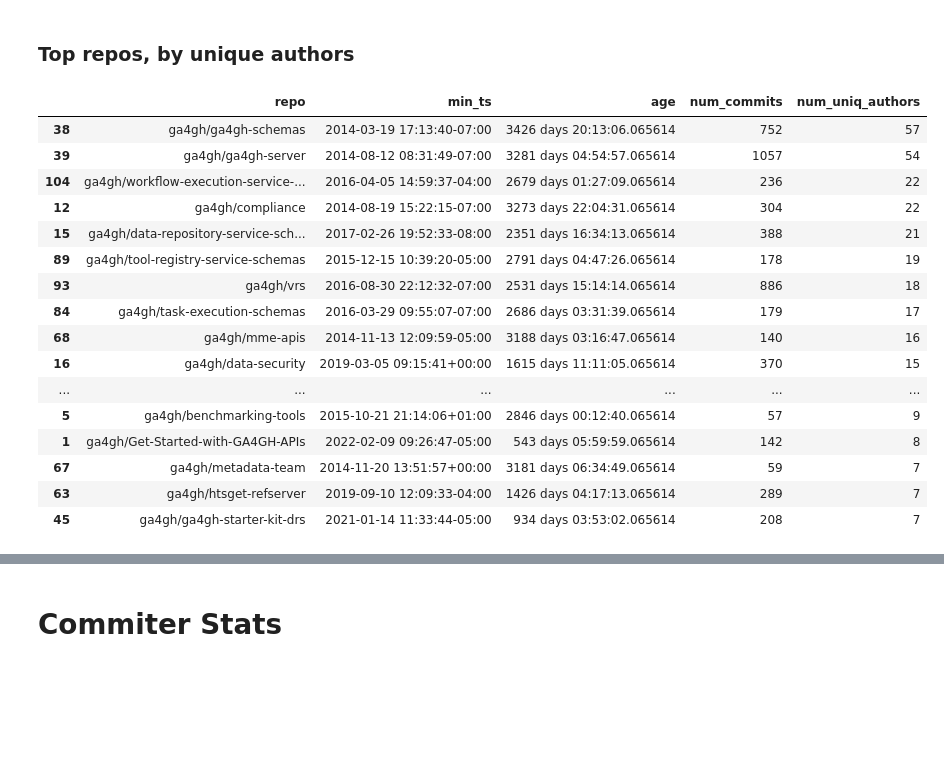
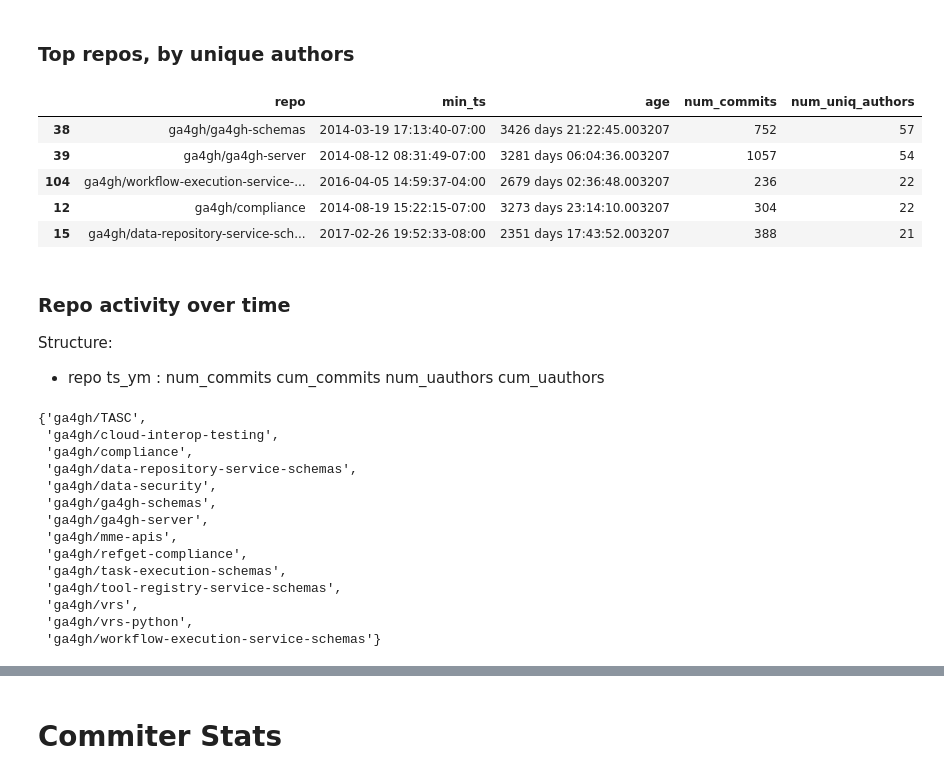
Before and after one commit to reece/ga4gh-github-stats, a Jupyter notebook: results/github-stats-summary.ipynb, the cells around one changed output, grey strips where cells are left out. Drawn from its saved outputs; the diff is of its cells as text; code cells hidden in the pictures; blank space fills up the shorter version.

```diff
--- a/results/github-stats-summary.ipynb
+++ b/results/github-stats-summary.ipynb
@@ -32,7 +33,7 @@ now = datetime.now(tz=pytz.UTC)
 
 fork_repos = set(open(forks_fn).read().split())
 # %%
-df = pd.read_csv(
+commits = pd.read_csv(
     stats_fn,
     delimiter="\t",
     parse_dates=["ts"],
@@ -44,13 +45,7 @@ df = pd.read_csv(
     },
 )
 
-df = df[~df["repo"].isin(fork_repos)]
-
-df["ts_YM"] = df["ts"].apply(lambda ts: ts.strftime("%Y-%m"))
-df.insert(2, "ts_YM", df.pop("ts_YM"))   # move ts_YM to right of ts
-df["ts_Y"] = df["ts"].apply(lambda ts: ts.strftime("%Y"))
-df.insert(2, "ts_Y", df.pop("ts_Y"))     # move ts_Y to right of ts
-df.pop("hash")
-df.pop("committer_email")
-
-df
+# remove repos that are forks of authoritative repos elsewhere
+commits = commits[~commits["repo"].isin(fork_repos)]
+_ = commits.pop("hash")
+_ = commits.pop("committer_email")
@@ -70,0 +52,6 @@ df
+# %%
+commits["ts_ym"] = commits["ts"].apply(lambda ts: ts.strftime("%Y-%m"))
+commits.insert(2, "ts_ym", commits.pop("ts_ym"))   # move ts_YM to right of ts
+commits["ts_y"] = commits["ts"].apply(lambda ts: ts.strftime("%Y"))
+commits.insert(2, "ts_y", commits.pop("ts_y"))     # move ts_Y to right of ts
+commits.head()
@@ -87,11 +81,11 @@ dtype: int64
 # %%
-df_repo = df.groupby(["repo"], as_index=False).agg(
+repos_df = commits.groupby(["repo"], as_index=False).agg(
     min_ts = pd.NamedAgg(column="ts", aggfunc=min),
     num_commits = pd.NamedAgg(column="repo", aggfunc=len),
     num_uniq_authors = pd.NamedAgg(column="author_email", aggfunc=pd.Series.nunique)
 )
-df_repo["age"] = now - df_repo["min_ts"]
-df_repo.insert(2, "age", df_repo.pop("age"))
-df_repo
+repos_df["age"] = now - repos_df["min_ts"]
+repos_df.insert(2, "age", repos_df.pop("age"))
+repos_df.head()
 # %% [output]
 |  | repo | min_ts | age | num_commits | num_uniq_authors |
@@ -132,22 +121,36 @@ df_repo.sort_values(by="num_commits", ascending=False).head(20)
 # %% [markdown]
 ### Top repos, by unique authors
 # %%
-df_repo.sort_values(by="num_uniq_authors", ascending=False).head(20)
+repos_df.sort_values(by="num_uniq_authors", ascending=False).head()
 # %% [output]
 |  | repo | min_ts | age | num_commits | num_uniq_authors |
-| 38 | ga4gh/ga4gh-schemas | 2014-03-19 17:13:40-07:00 | 3426 days 20:13:06.065614 | 752 | 57 |
-| 39 | ga4gh/ga4gh-server | 2014-08-12 08:31:49-07:00 | 3281 days 04:54:57.065614 | 1057 | 54 |
-| 104 | ga4gh/workflow-execution-service-... | 2016-04-05 14:59:37-04:00 | 2679 days 01:27:09.065614 | 236 | 22 |
-| 12 | ga4gh/compliance | 2014-08-19 15:22:15-07:00 | 3273 days 22:04:31.065614 | 304 | 22 |
-| 15 | ga4gh/data-repository-service-sch... | 2017-02-26 19:52:33-08:00 | 2351 days 16:34:13.065614 | 388 | 21 |
-| 89 | ga4gh/tool-registry-service-schemas | 2015-12-15 10:39:20-05:00 | 2791 days 04:47:26.065614 | 178 | 19 |
-| 93 | ga4gh/vrs | 2016-08-30 22:12:32-07:00 | 2531 days 15:14:14.065614 | 886 | 18 |
-| 84 | ga4gh/task-execution-schemas | 2016-03-29 09:55:07-07:00 | 2686 days 03:31:39.065614 | 179 | 17 |
-| 68 | ga4gh/mme-apis | 2014-11-13 12:09:59-05:00 | 3188 days 03:16:47.065614 | 140 | 16 |
-| 16 | ga4gh/data-security | 2019-03-05 09:15:41+00:00 | 1615 days 11:11:05.065614 | 370 | 15 |
-| ... | ... | ... | ... | ... | ... |
-| 5 | ga4gh/benchmarking-tools | 2015-10-21 21:14:06+01:00 | 2846 days 00:12:40.065614 | 57 | 9 |
-| 1 | ga4gh/Get-Started-with-GA4GH-APIs | 2022-02-09 09:26:47-05:00 | 543 days 05:59:59.065614 | 142 | 8 |
-| 67 | ga4gh/metadata-team | 2014-11-20 13:51:57+00:00 | 3181 days 06:34:49.065614 | 59 | 7 |
-| 63 | ga4gh/htsget-refserver | 2019-09-10 12:09:33-04:00 | 1426 days 04:17:13.065614 | 289 | 7 |
-| 45 | ga4gh/ga4gh-starter-kit-drs | 2021-01-14 11:33:44-05:00 | 934 days 03:53:02.065614 | 208 | 7 |
+| 38 | ga4gh/ga4gh-schemas | 2014-03-19 17:13:40-07:00 | 3426 days 21:22:45.003207 | 752 | 57 |
+| 39 | ga4gh/ga4gh-server | 2014-08-12 08:31:49-07:00 | 3281 days 06:04:36.003207 | 1057 | 54 |
+| 104 | ga4gh/workflow-execution-service-... | 2016-04-05 14:59:37-04:00 | 2679 days 02:36:48.003207 | 236 | 22 |
+| 12 | ga4gh/compliance | 2014-08-19 15:22:15-07:00 | 3273 days 23:14:10.003207 | 304 | 22 |
+| 15 | ga4gh/data-repository-service-sch... | 2017-02-26 19:52:33-08:00 | 2351 days 17:43:52.003207 | 388 | 21 |
+# %% [markdown]
+### Repo activity over time
+
+Structure:
+- repo ts_ym : num_commits cum_commits num_uauthors cum_uauthors
+# %%
+# Plotting all repos is noisy. This list is used to filter repos by several criteria
+
+plot_repos = set(repos_df[(repos_df["num_uniq_authors"]>=10) | (repos_df["num_commits"]>=300)]["repo"].values)
+plot_repos
+# %% [output]
+{'ga4gh/TASC',
+ 'ga4gh/cloud-interop-testing',
+ 'ga4gh/compliance',
+ 'ga4gh/data-repository-service-schemas',
+ 'ga4gh/data-security',
+ 'ga4gh/ga4gh-schemas',
+ 'ga4gh/ga4gh-server',
+ 'ga4gh/mme-apis',
+ 'ga4gh/refget-compliance',
+ 'ga4gh/task-execution-schemas',
+ 'ga4gh/tool-registry-service-schemas',
+ 'ga4gh/vrs',
+ 'ga4gh/vrs-python',
+ 'ga4gh/workflow-execution-service-schemas'}
```
Also changed, not shown: parts of 17 cells of this notebook.
